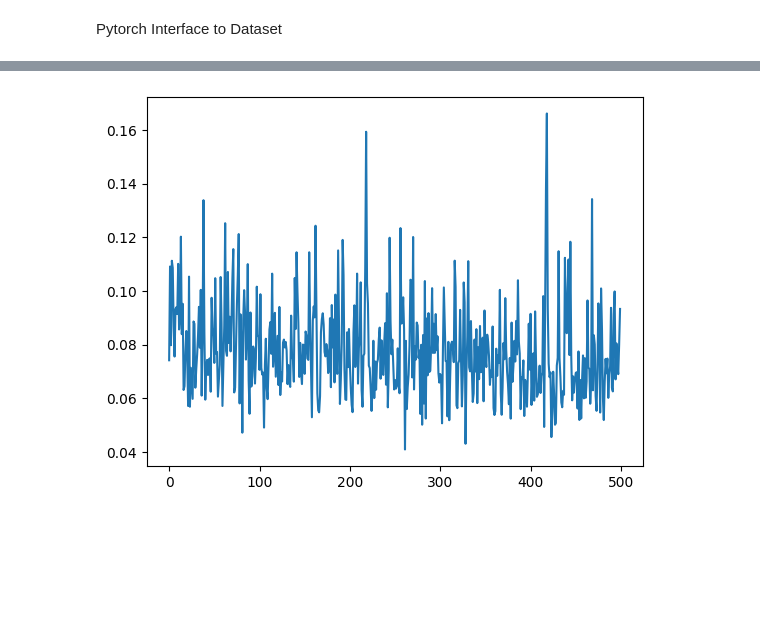
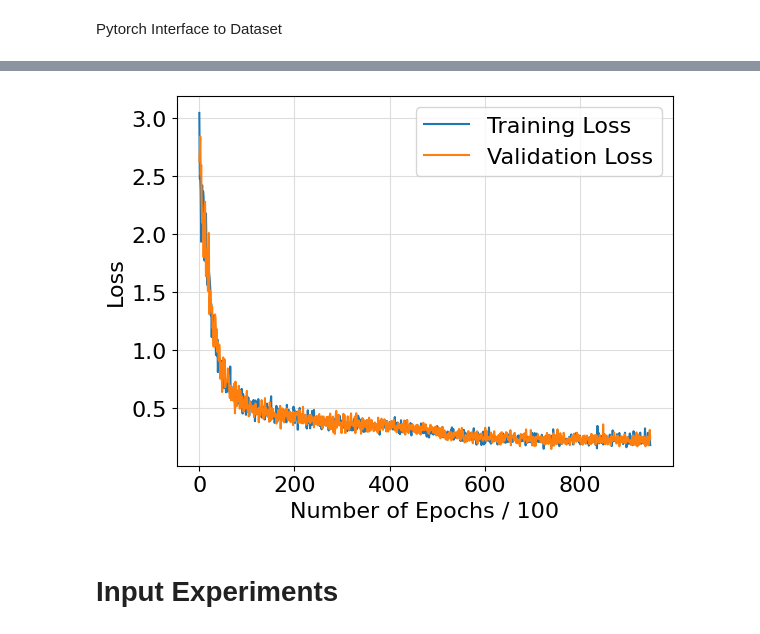
Before and after one commit to hpsanders98/Approximating-Dynamical-Systems-with-Deep-Neural-Networks, a Jupyter notebook: InvertedPendulumNetwork.ipynb, the cells around one changed output, grey strips where cells are left out. Saved outputs shown, nothing was run; the diff lists cells and outputs as text; code cells hidden in the pictures; blank space fills up the shorter version.

Commit message:
post experiments

```diff
--- a/InvertedPendulumNetwork.ipynb
+++ b/InvertedPendulumNetwork.ipynb
@@ -105,9 +105,9 @@ objective = torch.nn.CrossEntropyLoss()
 # Instatiate training and validation losses
 train_losses = []
 validation_losses = []
-batch_size = 42
+batch_size = 100
 
-num_epochs = 1000000
+num_epochs = 100000
 loop = tqdm(total=num_epochs, position=0)
 
 # Training and Validation Loops
@@ -132,19 +132,53 @@ for epoch in range(num_epochs):
     # calculate loss
     loss = calculate_loss(nextStateHat, nextStateTruth)
 
-    if epoch % 2 == 0:
+    if epoch % 100 == 0:
+
+        # save training losses
         train_losses.append(loss.item())
 
-    loop.set_description('epoch:{} loss:{:.4f}'.format(epoch, loss.item()))
+        # generate random validation state and input
+        stateValidate = (10--10)*torch.rand((batch_size, 2)) - 10
+        inputValidate = (10--10)*torch.rand((batch_size, 1)) - 10
+
+        # get true next state value
+        nextStateTruthValidate = torch.zeros((batch_size, 2)).cuda(non_blocking=True)
+        for j in range(stateValidate.shape[0]):
+            nextStateTruthValidate[j, :] = dataset.forward_simulate(stateValidate[j, :], inputValidate[j], steps = 1)
+
+        # get next state value from network
+        stateAndInputValidate = torch.hstack((stateValidate, inputValidate)).cuda(non_blocking=True)
+        nextStateHatValidate = model.forward(stateAndInputValidate)
+
+        # save validation losses
+        lossValidate = calculate_loss(nextStateHatValidate, nextStateTruthValidate)
+        validation_losses.append(lossValidate.item())
+
+    loop.set_description('epoch:{} loss:{:.4f} val_loss:{:4f}'.format(epoch, loss.item(), validation_losses[-1]))
     loop.update(True)
 
     loss.backward()
     optimizer.step()
 
 loop.close()
-# %%
-fig = plt.figure()
-plt.plot(range(len(train_losses)), train_losses, label='Training Loss')
-plt.show()
-# %% [output]
-[figure, removed]
+# %%
+fig = plt.figure()
+
+plt.plot(train_losses[50:-1], label='Training Loss')
+plt.plot(validation_losses[50:-1], label='Validation Loss')
+
+plt.legend(['Training Loss', 'Validation Loss'],fontsize=16)
+
+plt.xlabel('Number of Epochs / 100',fontsize=16)
+plt.ylabel('Loss',fontsize=16)
+plt.xticks(fontsize=16)
+plt.yticks(fontsize=16)
+
+plt.grid(color='#DDDDDD', linewidth=0.8)
+
+plt.savefig("ivpExp1Part1.pdf", bbox_inches='tight')
+plt.show()
+# %% [output]
+[figure, added]
+# %% [markdown]
+# **Input Experiments**
```
Also changed, not shown: parts of 11 cells of this notebook, 12 other files.
